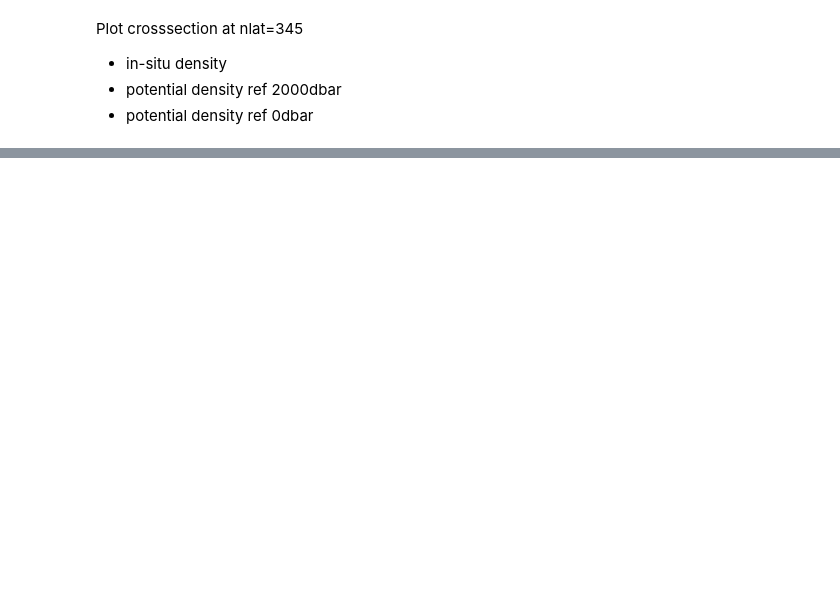
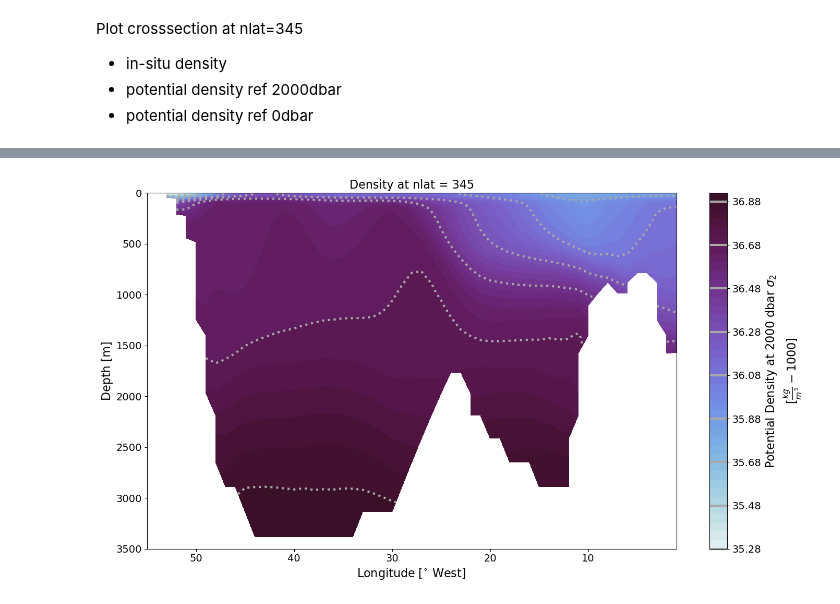
Before and after one commit to inagler/current, a Jupyter notebook: Density_crossections.ipynb, the cells around one changed output, grey strips where cells are left out. Cells and saved outputs as stored; diff of their text form; code cells hidden in the pictures; blank space fills up the shorter version.

```diff
--- a/Density_crossections.ipynb
+++ b/Density_crossections.ipynb
@@ -162,0 +181,45 @@ plt.show()
+# %%
+nlat = 345
+nlon = slice(215, 270)
+
+# Create subplots for the three variables
+fig, ax = plt.subplots(figsize=(14, 8))  # Adjust the figsize as needed
+
+# Plot with contour lines, handling NaN values, and smoothing
+data = ds.SIGMA_2.isel(nlat=nlat, nlon=nlon).values
+
+# Plot with filled contour and contour lines
+contour = ax.contourf(ds.nlon.isel(nlon=nlon).values, ds.z_t.values, data, cmap=cmo.dense, levels=40)
+# plot contours
+contour_lines = ax.contour(ds.nlon.isel(nlon=nlon).values, ds.z_t.values, data, levels=contour.levels[::5], colors=['darkgrey',],linewidths=3, linestyles='dotted')
+
+# Add colorbar with contour lines
+cbar = plt.colorbar(contour, ax=ax)
+cbar.set_label(r'Potential Density at 2000 dbar $\sigma_2$'+'\n'+r'[$\frac{kg}{m^3} - 1000$]', fontsize=16)  # Use LaTeX for the label
+cbar.add_lines(contour_lines)
+cbar.ax.tick_params(labelsize=14)  # Adjust colorbar tick font size
+
+
+# Add labels and adjust layout
+plt.xlabel(r'Longitude [$^{\circ}$ West] ', fontsize=16)
+plt.ylabel('Depth [m]', fontsize=16)
+plt.title('Density at nlat = 345', fontsize=16)  # Add a title if needed
+
+
+# Invert y-axis, set limits, and y_tick fontsize
+ax.set_ylim([3500, 0])  # Adjust the limits as needed
+ax.yaxis.set_tick_params(labelsize=14)
+
+# Rename x ticks without changing their positions
+#new_xticks = [-60, -50, -40, -30, -20, -10, 0]
+new_xticks = [60, 50, 40, 30, 20, 10, 0]
+ax.set_xticklabels([str(label) for label in new_xticks], fontsize=14)
+
+plt.tight_layout()
+
+# Show the plot
+plt.show()
+
+#plt.savefig(os.path.expanduser('~/phase1_CONDA/results/')+'sigma_nlat_345', bbox_inches='tight')
+# %% [output]
+[figure, added]
```
Also changed, not shown: parts of 9 cells of this notebook, 7 other files.
